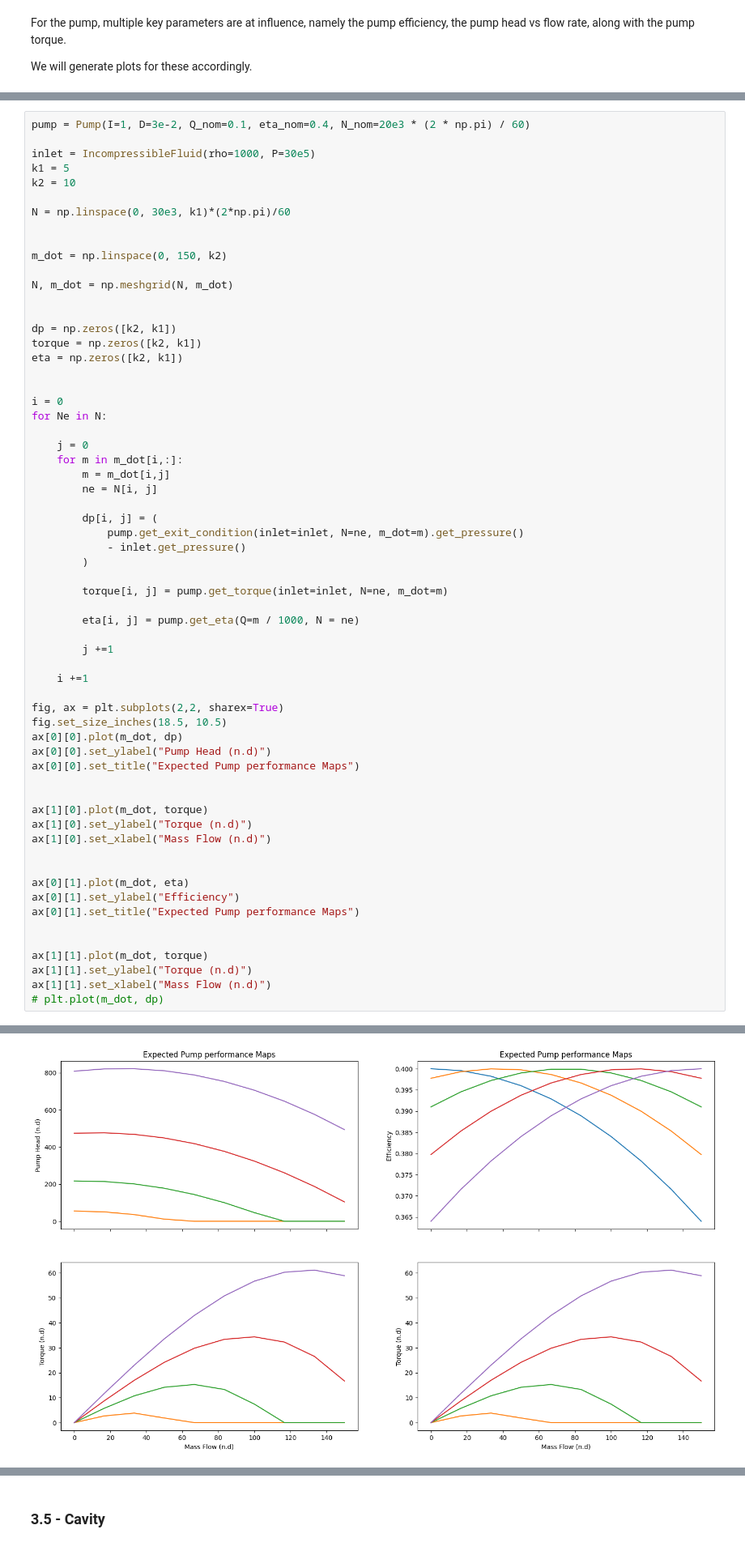
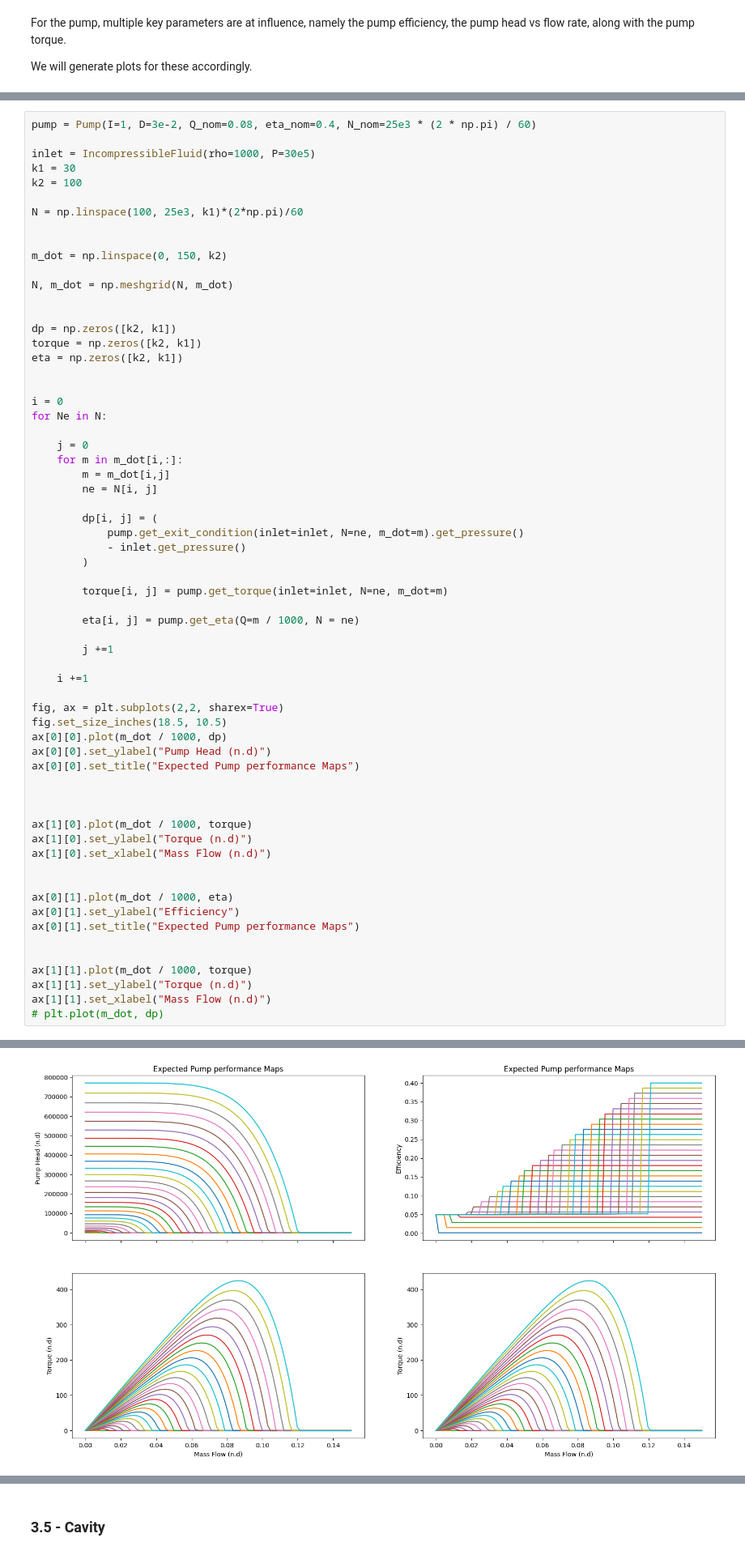
Before and after one commit to EliasAoubala/turboRocket, a Jupyter notebook: docs/gas_generator_validation.ipynb, the cells around one changed output, grey strips where cells are left out. Shown at 81% size. Saved outputs shown, nothing was run; the diff lists cells and outputs as text.

Commit message:
Attemtped to fix pump model for efficiency

```diff
--- a/docs/gas_generator_validation.ipynb
+++ b/docs/gas_generator_validation.ipynb
@@ -497,11 +510,11 @@ We will generate plots for these accordingly.
 # %%
-pump = Pump(I=1, D=3e-2, Q_nom=0.1, eta_nom=0.4, N_nom=20e3 * (2 * np.pi) / 60)
+pump = Pump(I=1, D=3e-2, Q_nom=0.08, eta_nom=0.4, N_nom=25e3 * (2 * np.pi) / 60)
 
 inlet = IncompressibleFluid(rho=1000, P=30e5)
-k1 = 5
-k2 = 10
+k1 = 30
+k2 = 100
 
-N = np.linspace(0, 30e3, k1)*(2*np.pi)/60
+N = np.linspace(100, 25e3, k1)*(2*np.pi)/60
 
 
 m_dot = np.linspace(0, 150, k2)
@@ -527,35 +540,36 @@ for Ne in N:
             - inlet.get_pressure()
         )
 
         torque[i, j] = pump.get_torque(inlet=inlet, N=ne, m_dot=m)
 
         eta[i, j] = pump.get_eta(Q=m / 1000, N = ne)
 
         j +=1
 
     i +=1
 
 fig, ax = plt.subplots(2,2, sharex=True)
 fig.set_size_inches(18.5, 10.5)
-ax[0][0].plot(m_dot, dp)
+ax[0][0].plot(m_dot / 1000, dp)
 ax[0][0].set_ylabel("Pump Head (n.d)")
 ax[0][0].set_title("Expected Pump performance Maps")
 
 
-ax[1][0].plot(m_dot, torque)
+
+ax[1][0].plot(m_dot / 1000, torque)
 ax[1][0].set_ylabel("Torque (n.d)")
 ax[1][0].set_xlabel("Mass Flow (n.d)")
 
 
-ax[0][1].plot(m_dot, eta)
+ax[0][1].plot(m_dot / 1000, eta)
 ax[0][1].set_ylabel("Efficiency")
 ax[0][1].set_title("Expected Pump performance Maps")
 
 
-ax[1][1].plot(m_dot, torque)
+ax[1][1].plot(m_dot / 1000, torque)
 ax[1][1].set_ylabel("Torque (n.d)")
 ax[1][1].set_xlabel("Mass Flow (n.d)")
 # plt.plot(m_dot, dp)
 # %% [output]
 Text(0.5, 0, 'Mass Flow (n.d)')
-[figure, old version]
+[figure, new version]
```
Also changed, not shown: parts of 4 cells of this notebook, 1 other file.
